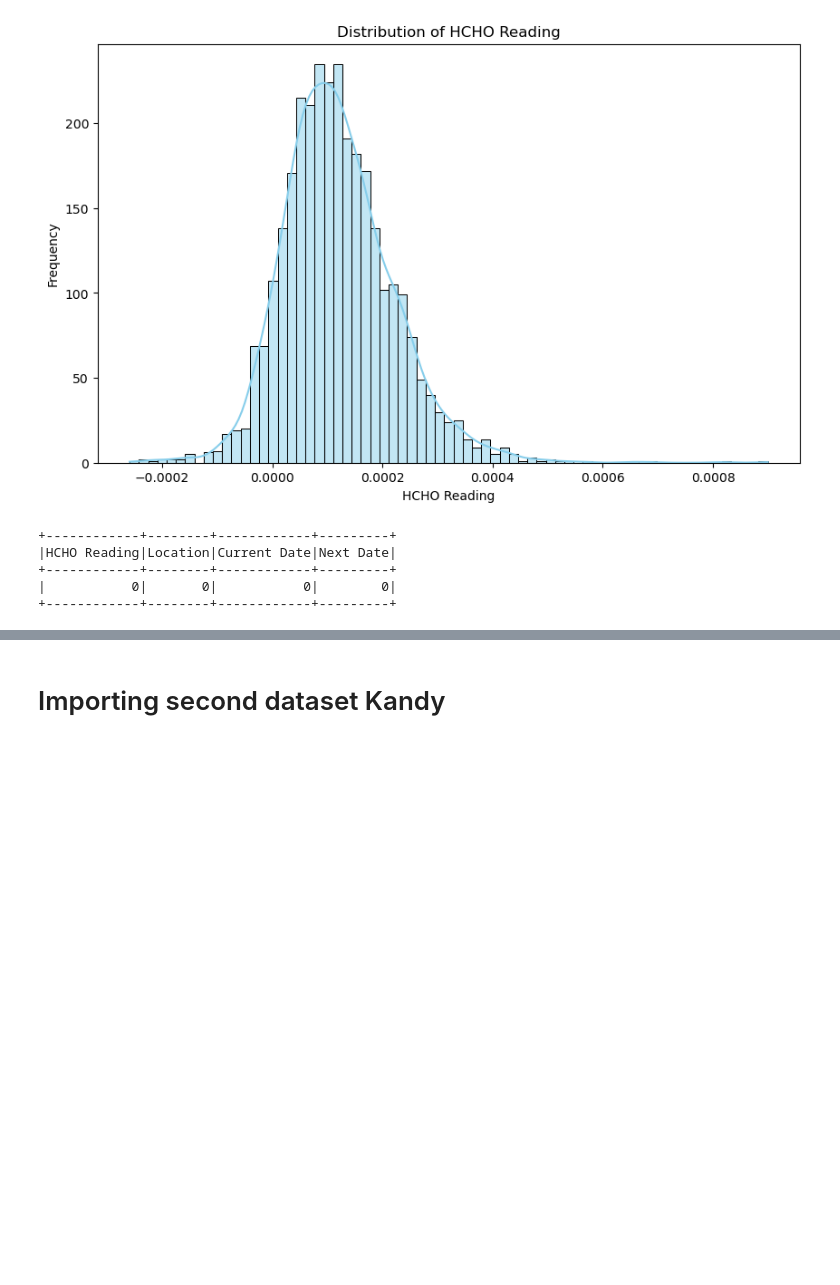
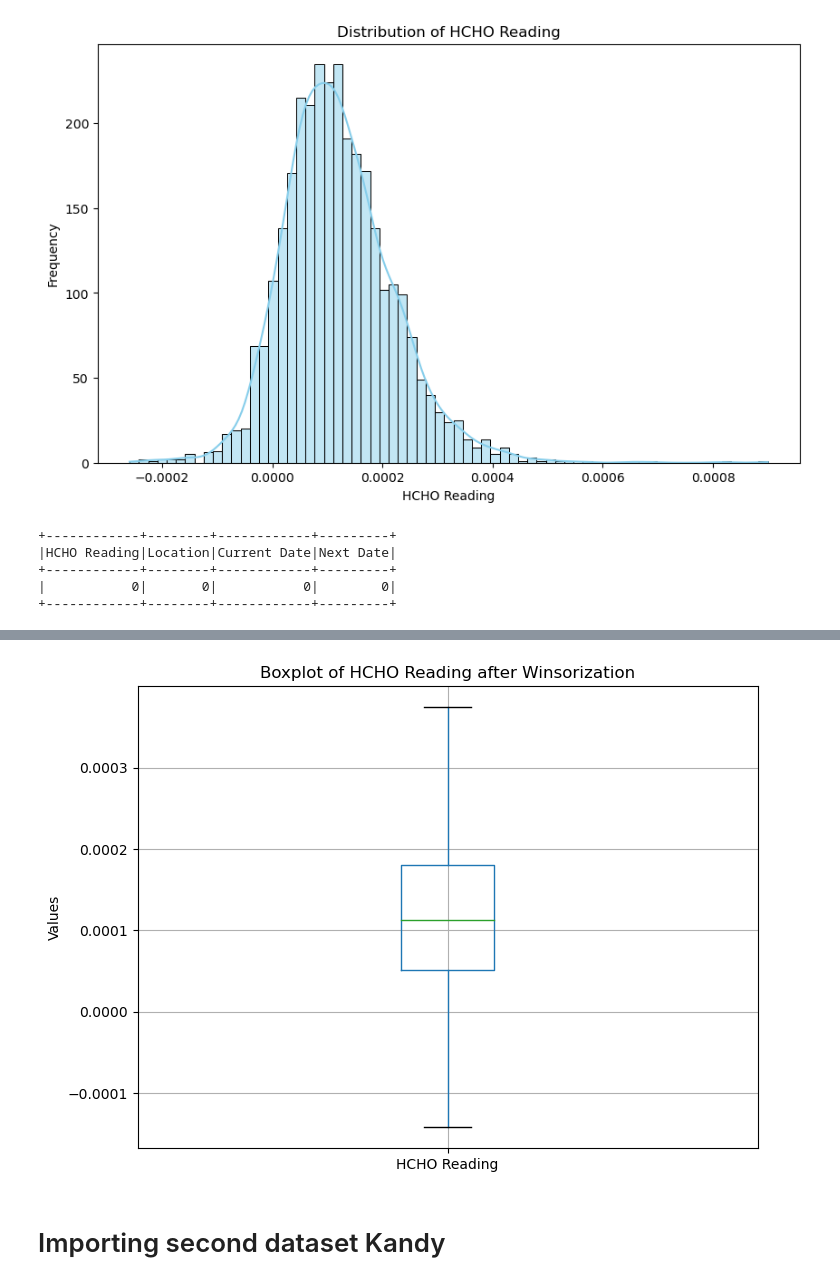
Before and after one commit to Inupa6677/Data-Engineering-HCHO-gas-prediction-, a Jupyter notebook: Data Engineering Coursework.ipynb, the cells around one changed output, grey strips where cells are left out. Saved outputs shown, nothing was run; the diff lists cells and outputs as text; code cells hidden in the pictures; blank space fills up the shorter version.

```diff
--- a/Data Engineering Coursework.ipynb
+++ b/Data Engineering Coursework.ipynb
@@ -133,3 +238,14 @@ data_frame.show()
+# %%
+import matplotlib.pyplot as plt
+
+# Plot boxplot for the Winsorized feature
+plt.figure(figsize=(8, 6))
+pandas_df_1.boxplot(column=[feature])
+plt.title(f'Boxplot of {feature} after Winsorization')
+plt.ylabel('Values')
+plt.show()
+# %% [output]
+[figure, added]
 # %% [markdown]
 # Importing second dataset Kandy
 # %%
```
Also changed, not shown: parts of 21 cells of this notebook.
